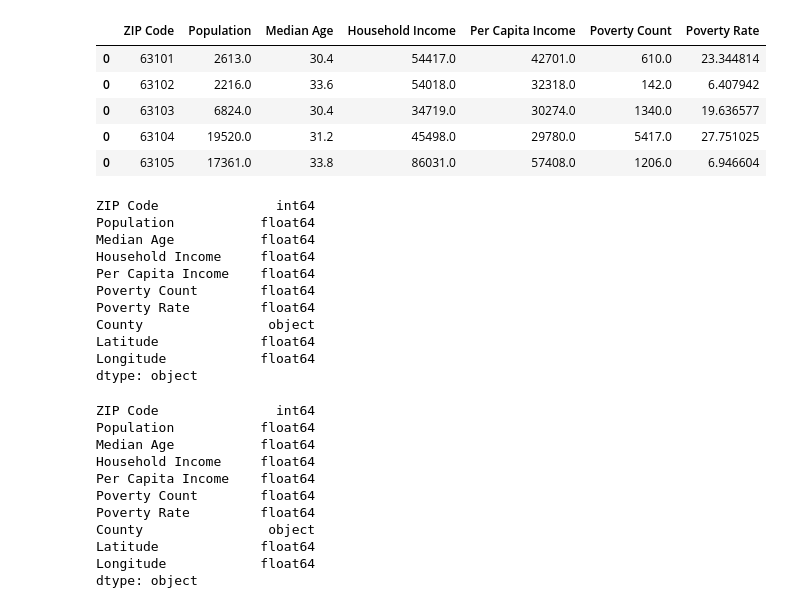
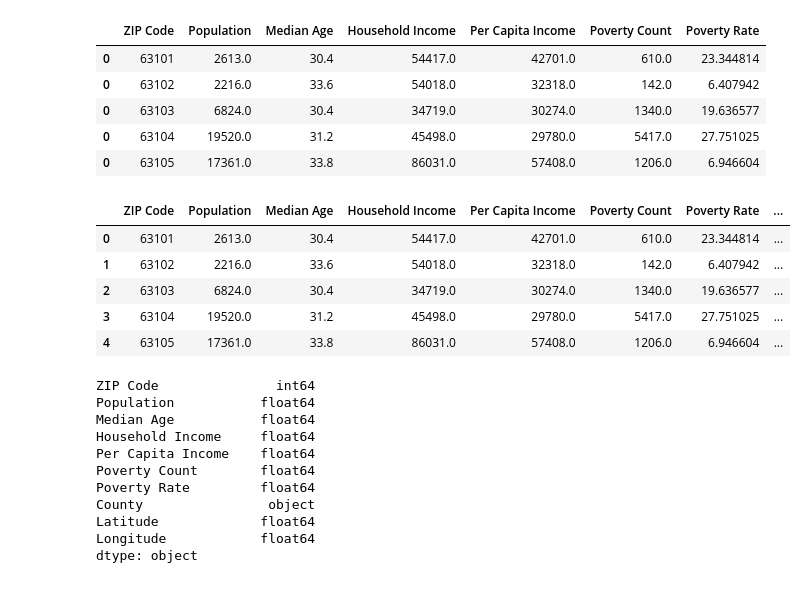
Before and after one commit to DutchDS/Project-1, a Jupyter notebook: Question_2_and_3.ipynb, the cells around one changed output. Drawn from its saved outputs; the diff is of its cells as text; code cells hidden in the pictures.

```diff
--- a/Question_2_Second_Try.ipynb
+++ b/Question_2_and_3.ipynb
@@ -63,19 +63,14 @@ df_census.head()
 # %%
 df_merge = pd.merge(df_census, df_small, on=('ZIP Code'))
 df_merge
-df_merge.dtypes
+# df_merge.dtypes
 # %% [output]
-ZIP Code               int64
-Population           float64
-Median Age           float64
-Household Income     float64
-Per Capita Income    float64
-Poverty Count        float64
-Poverty Rate         float64
-County                object
-Latitude             float64
-Longitude            float64
-dtype: object
+|  | ZIP Code | Population | Median Age | Household Income | Per Capita Income | Poverty Count | Poverty Rate | ... |
+| 0 | 63101 | 2613.0 | 30.4 | 54417.0 | 42701.0 | 610.0 | 23.344814 | ... |
+| 1 | 63102 | 2216.0 | 33.6 | 54018.0 | 32318.0 | 142.0 | 6.407942 | ... |
+| 2 | 63103 | 6824.0 | 30.4 | 34719.0 | 30274.0 | 1340.0 | 19.636577 | ... |
+| 3 | 63104 | 19520.0 | 31.2 | 45498.0 | 29780.0 | 5417.0 | 27.751025 | ... |
+| 4 | 63105 | 17361.0 | 33.8 | 86031.0 | 57408.0 | 1206.0 | 6.946604 | ... |
 # %%
 #New Dependencies
 
```
Also changed, not shown: 3 other files.
